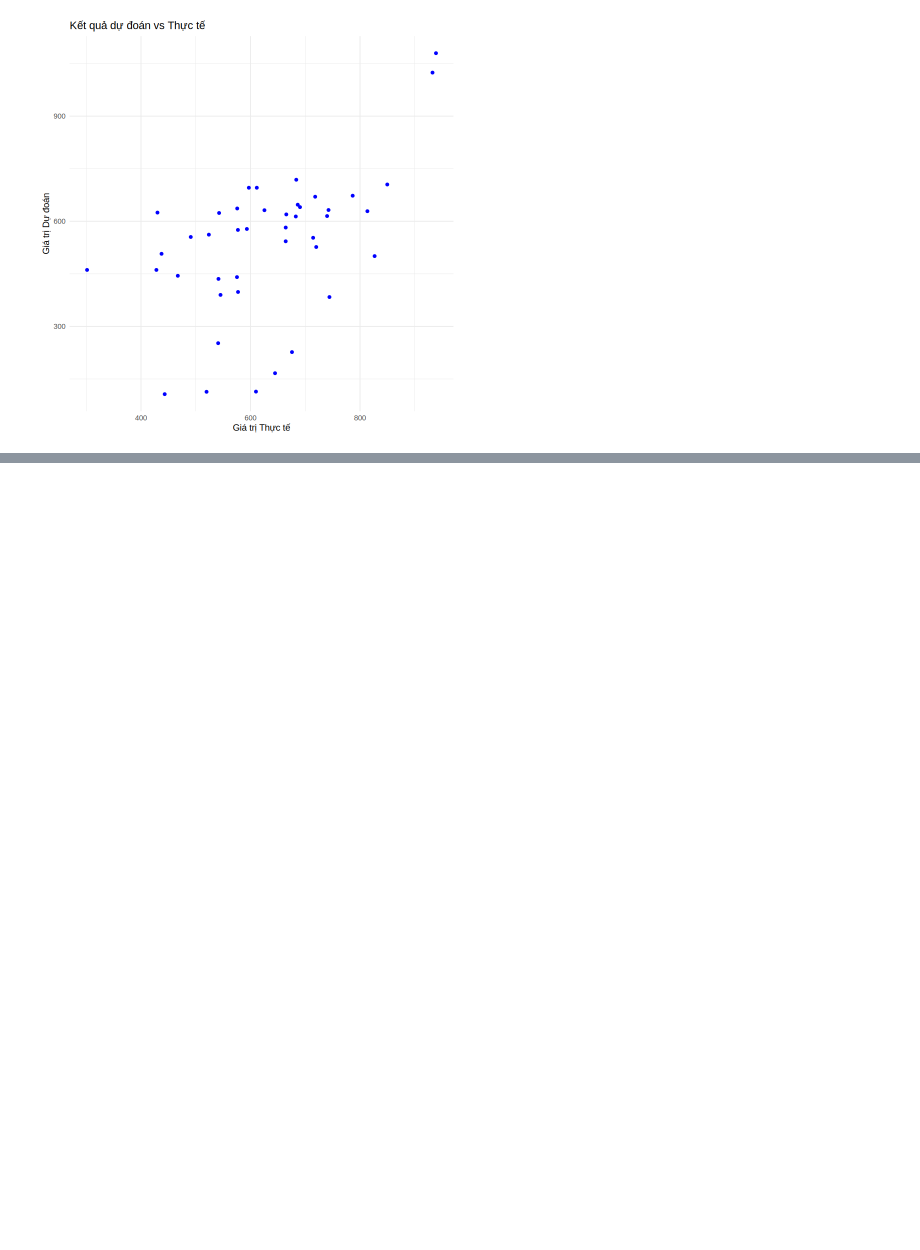
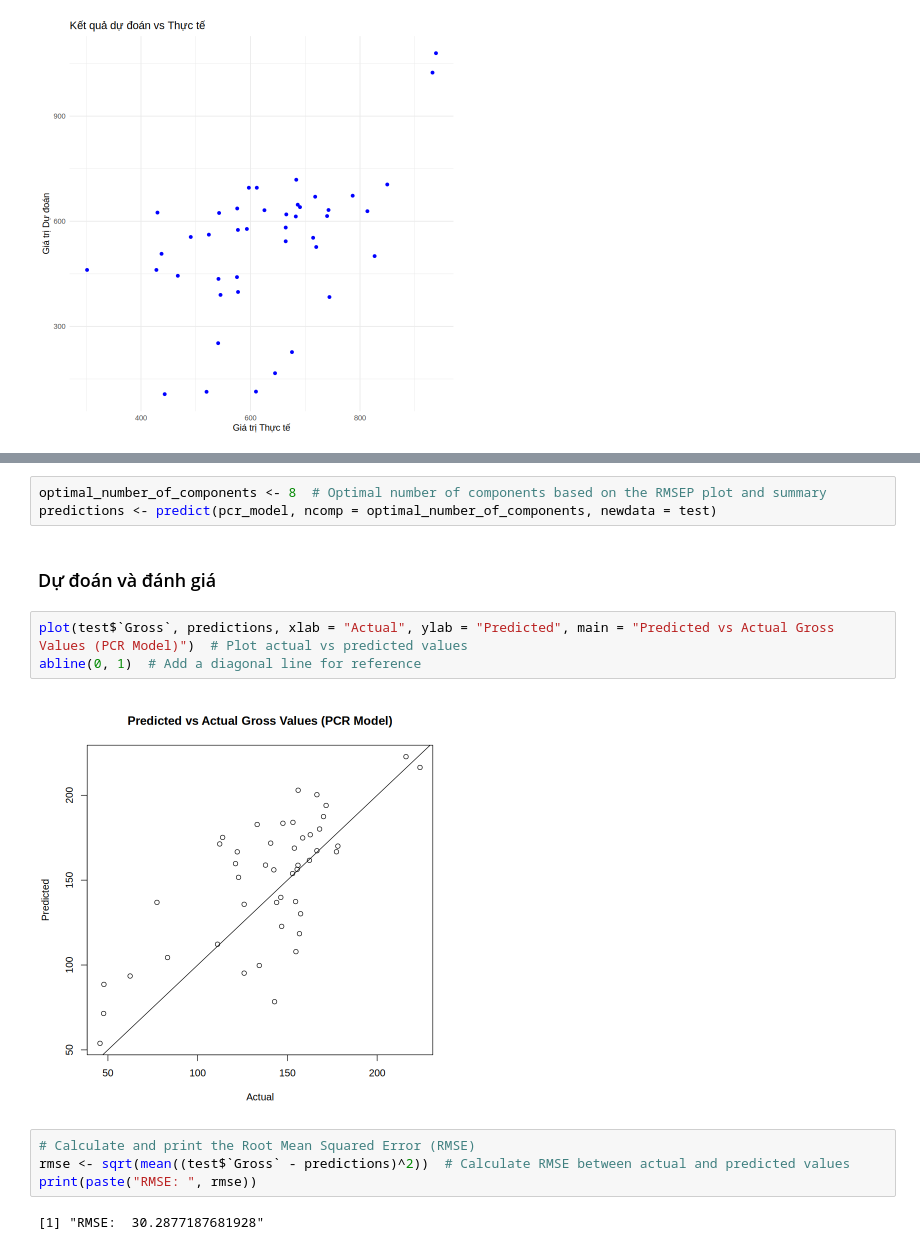
Before and after one commit to lnhutnam/MTT147-FinalProject, a Jupyter notebook: src/part-01/CSM-analysis-imputed-PCA.ipynb, the cells around one changed output, grey strips where cells are left out. Drawn from its saved outputs; the diff is of its cells as text; blank space fills up the shorter version.

```diff
--- a/src/part-01/CSM-analysis-imputed-PCA.ipynb
+++ b/src/part-01/CSM-analysis-imputed-PCA.ipynb
@@ -1369,0 +1477,16 @@ rmse(results, test$Gross)
+# %%
+optimal_number_of_components <- 8  # Optimal number of components based on the RMSEP plot and summary
+predictions <- predict(pcr_model, ncomp = optimal_number_of_components, newdata = test)
+# %% [markdown]
+### Dự đoán và đánh giá
+# %%
+plot(test$`Gross`, predictions, xlab = "Actual", ylab = "Predicted", main = "Predicted vs Actual Gross Values (PCR Model)")  # Plot actual vs predicted values
+abline(0, 1)  # Add a diagonal line for reference
+# %% [output]
+[figure, added]
+# %%
+# Calculate and print the Root Mean Squared Error (RMSE)
+rmse <- sqrt(mean((test$`Gross` - predictions)^2))  # Calculate RMSE between actual and predicted values
+print(paste("RMSE: ", rmse))
+# %% [output]
+[1] "RMSE:  30.2877187681928"
```
Also changed, not shown: parts of 24 cells of this notebook, 2 other files.
